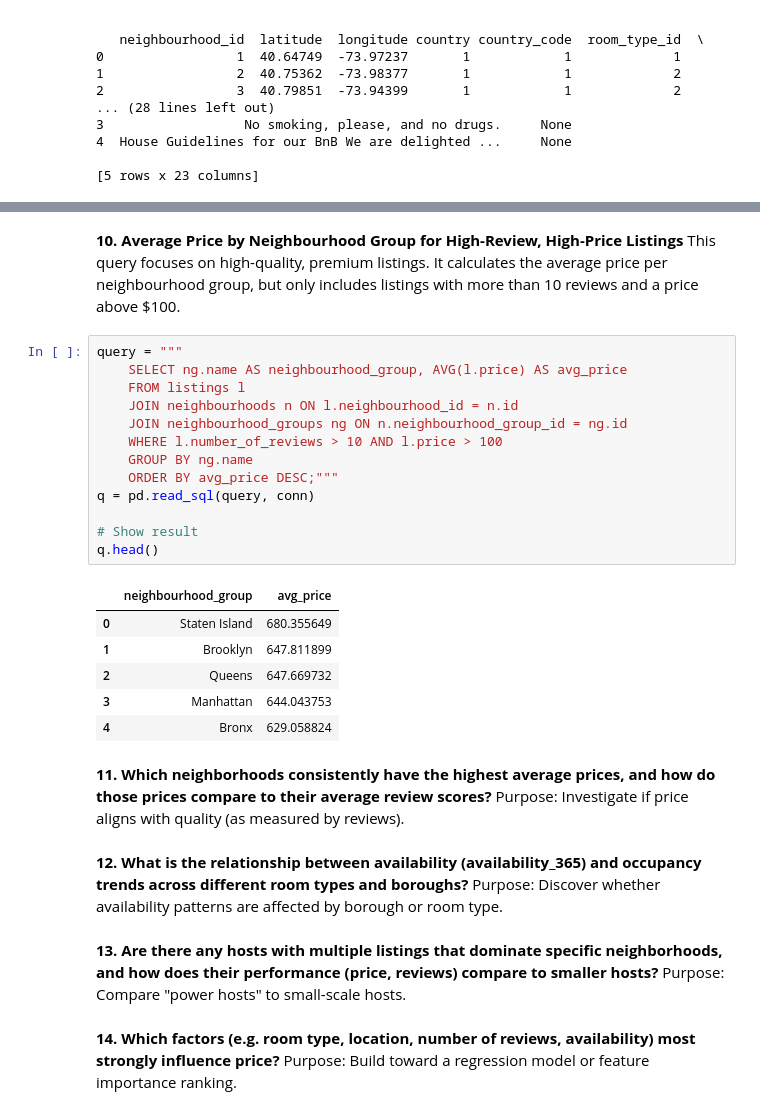
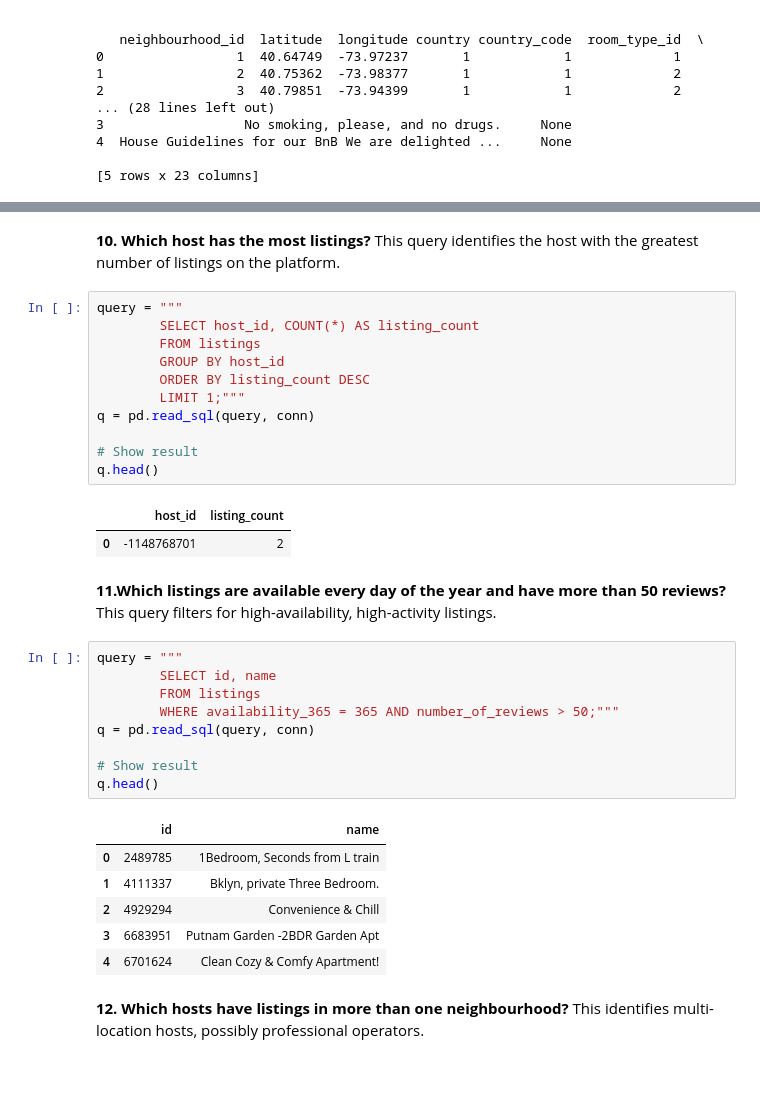
Before and after one commit to HopeMohola/Predict, a Jupyter notebook: Predict Practicals.ipynb, the cells around one changed output, grey strips where cells are left out. Saved outputs shown, nothing was run; the diff lists cells and outputs as text; blank space fills up the shorter version.

```diff
--- a/Predict Practicals.ipynb
+++ b/Predict Practicals.ipynb
@@ -251,36 +277,39 @@ q.head()
 # %% [markdown]
-**10. Average Price by Neighbourhood Group for High-Review, High-Price Listings**
-This query focuses on high-quality, premium listings.
-It calculates the average price per neighbourhood group, but only includes listings with more than 10 reviews and a price above $100.
+**10. Which host has the most listings?**
+This query identifies the host with the greatest number of listings on the platform.
 # %%
 query = """
-    SELECT ng.name AS neighbourhood_group, AVG(l.price) AS avg_price
-    FROM listings l
-    JOIN neighbourhoods n ON l.neighbourhood_id = n.id
-    JOIN neighbourhood_groups ng ON n.neighbourhood_group_id = ng.id
-    WHERE l.number_of_reviews > 10 AND l.price > 100
-    GROUP BY ng.name
-    ORDER BY avg_price DESC;"""
+        SELECT host_id, COUNT(*) AS listing_count
+        FROM listings
+        GROUP BY host_id
+        ORDER BY listing_count DESC
+        LIMIT 1;"""
 q = pd.read_sql(query, conn)
 
 # Show result
 q.head()
 # %% [output]
-|  | neighbourhood_group | avg_price |
-| 0 | Staten Island | 680.355649 |
-| 1 | Brooklyn | 647.811899 |
-| 2 | Queens | 647.669732 |
-| 3 | Manhattan | 644.043753 |
-| 4 | Bronx | 629.058824 |
+|  | host_id | listing_count |
+| 0 | -1148768701 | 2 |
 # %% [markdown]
-**11. Which neighborhoods consistently have the highest average prices, and how do those prices compare to their average review scores?**
-Purpose: Investigate if price aligns with quality (as measured by reviews).
+**11.Which listings are available every day of the year and have more than 50 reviews?**
+This query filters for high-availability, high-activity listings.
+# %%
+query = """
+        SELECT id, name
+        FROM listings
+        WHERE availability_365 = 365 AND number_of_reviews > 50;"""
+q = pd.read_sql(query, conn)
+
+# Show result
+q.head()
+# %% [output]
+|  | id | name |
+| 0 | 2489785 | 1Bedroom, Seconds from L train |
+| 1 | 4111337 | Bklyn, private Three Bedroom. |
+| 2 | 4929294 | Convenience & Chill |
+| 3 | 6683951 | Putnam Garden -2BDR Garden Apt |
+| 4 | 6701624 | Clean Cozy & Comfy Apartment! |
 # %% [markdown]
-**12. What is the relationship between availability (availability_365) and occupancy trends across different room types and boroughs?**
-Purpose: Discover whether availability patterns are affected by borough or room type.
+**12. Which hosts have listings in more than one neighbourhood?**
+This identifies multi-location hosts, possibly professional operators.
-# %% [markdown]
-**13. Are there any hosts with multiple listings that dominate specific neighborhoods, and how does their performance (price, reviews) compare to smaller hosts?**
-Purpose: Compare "power hosts" to small-scale hosts.
-# %% [markdown]
-**14. Which factors (e.g. room type, location, number of reviews, availability) most strongly influence price?**
-Purpose: Build toward a regression model or feature importance ranking.
```
Also changed, not shown: parts of 20 cells of this notebook.
